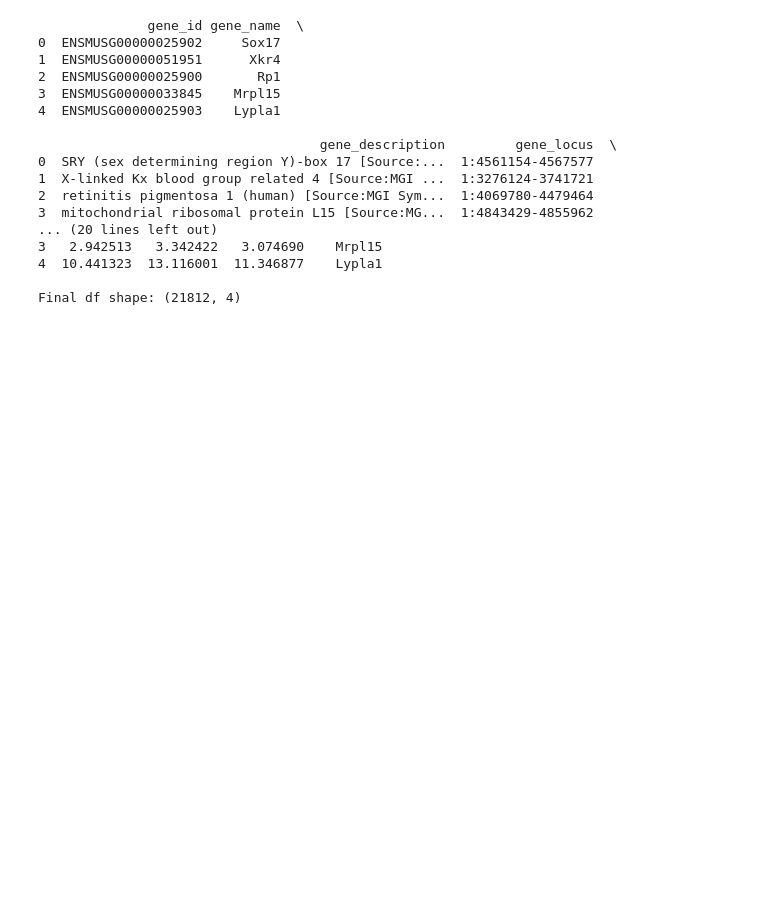
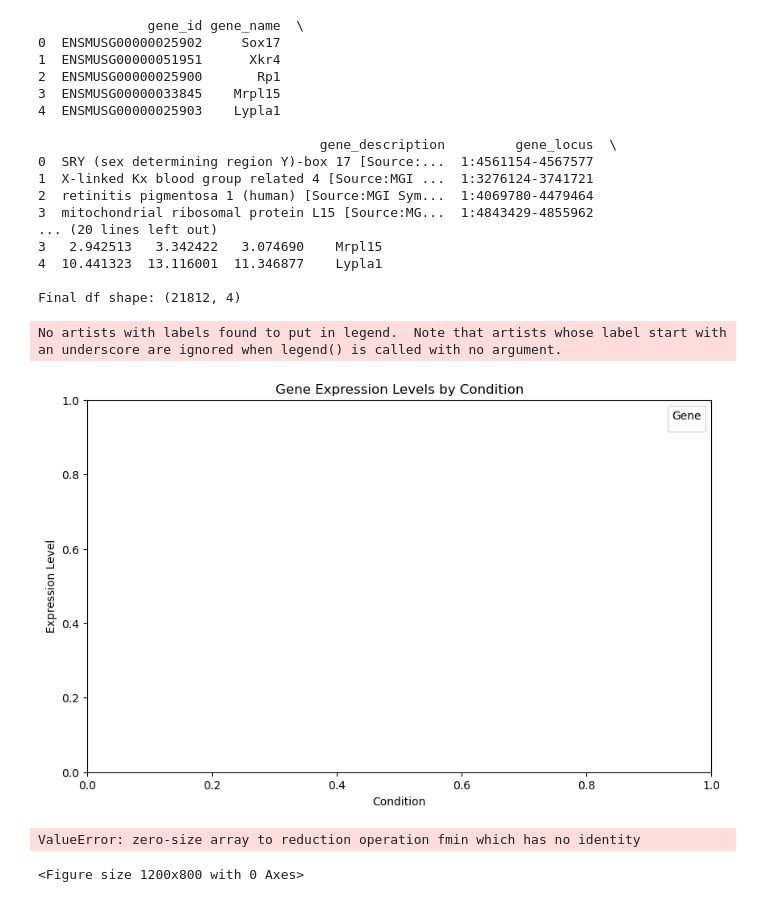
Before and after one commit to zbates1/Owens-Lab-RNASeq, a Jupyter notebook: Col1GFP_Sepsis/deg_analysis.ipynb, the cells around one changed output. Cells and saved outputs as stored; diff of their text form; code cells hidden in the pictures; blank space fills up the shorter version.

Commit message:
adding first draft of gene list, violin, and heat maps

```diff
--- a/Col1GFP_Sepsis/deg_analysis.ipynb
+++ b/Col1GFP_Sepsis/deg_analysis.ipynb
@@ -146,3 +146,48 @@ df = compute_transcript_avg_counts_conditions(deg_filename)
 4  10.441323  13.116001  11.346877    Lypla1
 
 Final df shape: (21812, 4)
+# %%
+def load_gene_list(filename):
+    with open(filename, 'r') as file:
+        gene_list = file.read().strip().splitlines()
+    return gene_list
+
+def filter_data_by_genes(df, gene_list):
+    # Assuming 'Gene Name' is the column in `df` that contains the gene identifiers
+    return df[df['Gene Name'].isin(gene_list)]
+
+def plot_violin(df):
+    # Melting the DataFrame for easier plotting with seaborn
+    melted_df = df.melt(id_vars=['Gene Name'], var_name='Condition', value_name='Expression')
+    plt.figure(figsize=(10, 6))
+    sns.violinplot(x='Condition', y='Expression', hue='Gene Name', data=melted_df, split=True, palette='muted')
+    plt.title('Gene Expression Levels by Condition')
+    plt.xlabel('Condition')
+    plt.ylabel('Expression Level')
+    plt.legend(title='Gene')
+    plt.show()
+
+def plot_heatmap(df):
+    # Assuming the row index is 'Gene Name' and columns are the conditions
+    plt.figure(figsize=(12, 8))
+    sns.heatmap(df.set_index('Gene Name'), annot=True, cmap='viridis', cbar=True)
+    plt.title('Heatmap of Gene Expression')
+    plt.xlabel('Condition')
+    plt.ylabel('Gene')
+    plt.show()
+# %%
+# Load the gene list
+gene_list_filename = 'gene_list.txt'
+gene_list = load_gene_list(gene_list_filename)
+
+# Filter the data
+filtered_df = filter_data_by_genes(df, gene_list)
+
+# Create the plots
+plot_violin(filtered_df)
+plot_heatmap(filtered_df)
+# %% [output]
+No artists with labels found to put in legend.  Note that artists whose label start with an underscore are ignored when legend() is called with no argument.
+[figure, added]
+ValueError: zero-size array to reduction operation fmin which has no identity
+<Figure size 1200x800 with 0 Axes>
```
Also changed, not shown: 1 other file.
